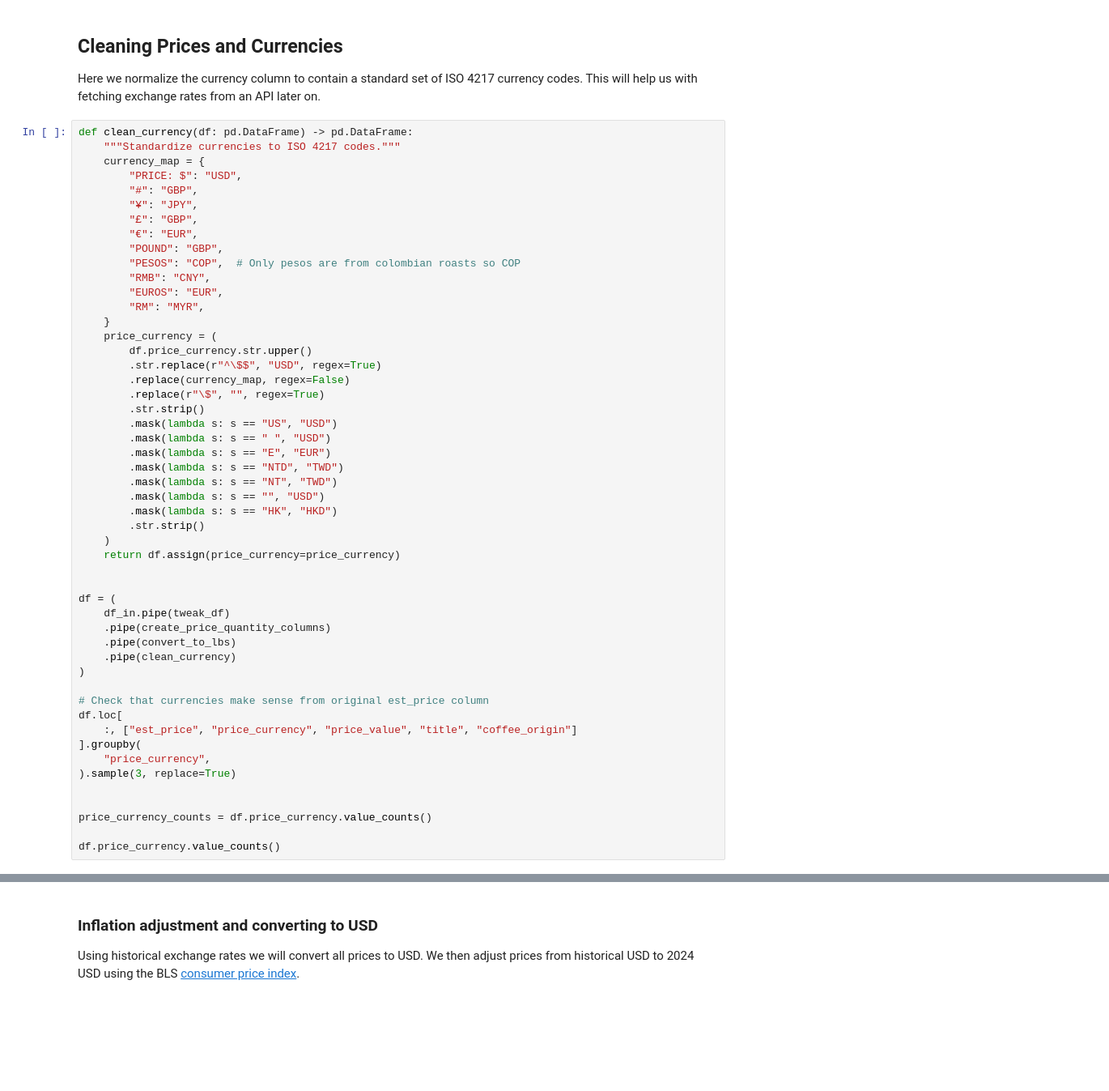
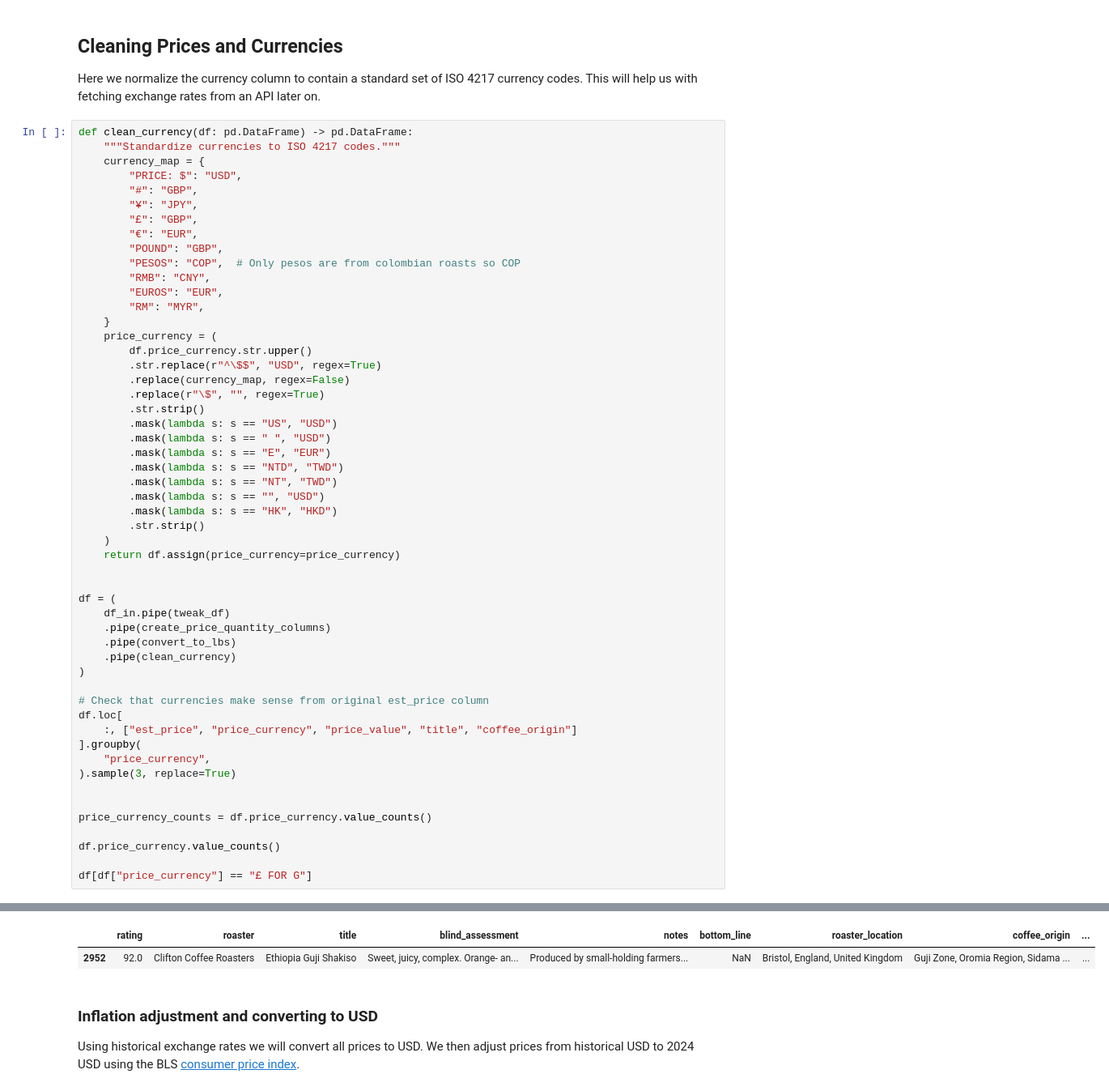
Before and after one commit to tynardone/coffee-review-analysis, a Jupyter notebook: notebooks/1-data-cleaning.ipynb, the cells around one changed output, grey strips where cells are left out. Shown at 81% size. Saved outputs shown, nothing was run; the diff lists cells and outputs as text; blank space fills up the shorter version.

Commit message:
Currency cleanup looking good

```diff
--- a/notebooks/1-data-cleaning.ipynb
+++ b/notebooks/1-data-cleaning.ipynb
@@ -438,4 +445,6 @@ df.loc[
 price_currency_counts = df.price_currency.value_counts()
 
 df.price_currency.value_counts()
+
+df[df["price_currency"] == "£ FOR G"]
 # %% [output]
@@ -459,3 +451,5 @@ Name: count, dtype: int64
+|  | rating | roaster | title | blind_assessment | notes | bottom_line | roaster_location | coffee_origin | ... |
+| 2952 | 92.0 | Clifton Coffee Roasters | Ethiopia Guji Shakiso | Sweet, juicy, complex. Orange- an... | Produced by small-holding farmers... | NaN | Bristol, England, United Kingdom | Guji Zone, Oromia Region, Sidama ... | ... |
 # %% [markdown]
 ### Inflation adjustment and converting to USD
 Using historical exchange rates we will convert all prices to USD. We then adjust prices from historical USD to 2024 USD using the BLS [consumer price index](https://data.bls.gov/PDQWeb/cu).
```
Also changed, not shown: parts of 3 cells of this notebook.
